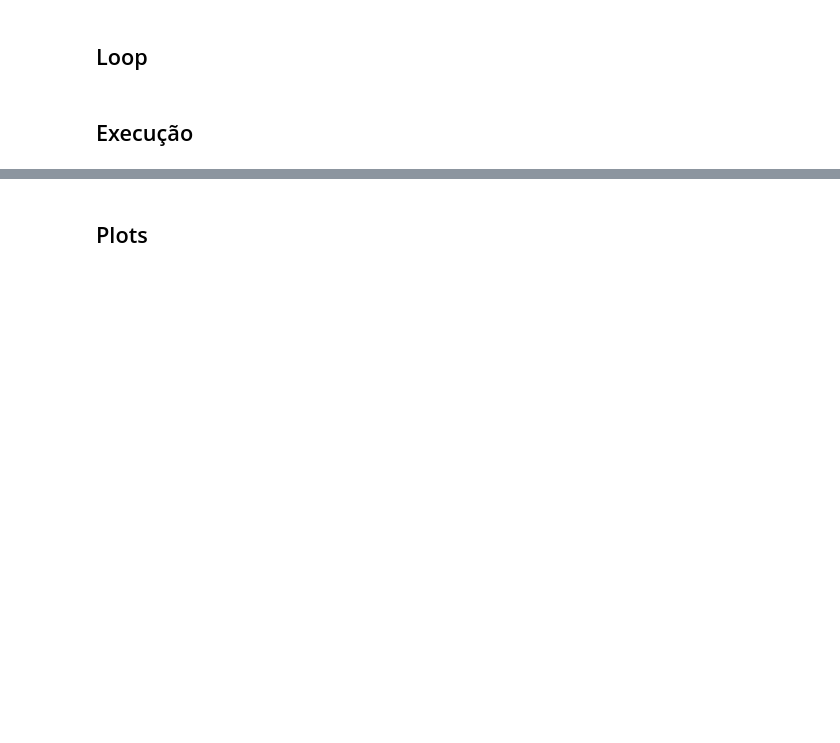
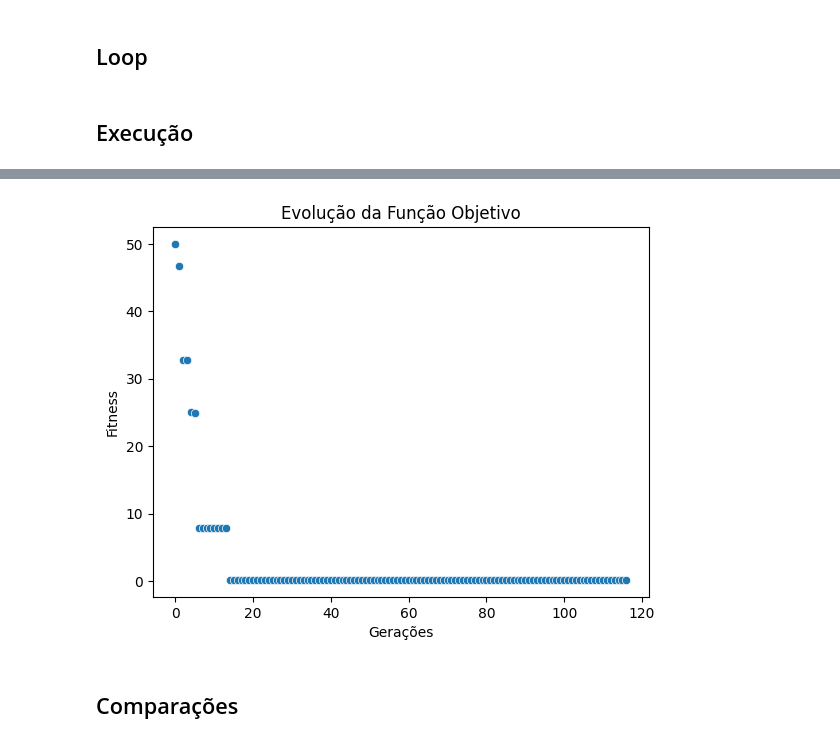
Before and after one commit to ismaalves/Algoritmos-Geneticos, a Jupyter notebook: AG_Inteligencia_Comp.ipynb, the cells around one changed output, grey strips where cells are left out. Saved outputs shown, nothing was run; the diff lists cells and outputs as text; code cells hidden in the pictures; blank space fills up the shorter version.

```diff
--- a/AG_Inteligencia_Comp.ipynb
+++ b/AG_Inteligencia_Comp.ipynb
@@ -79,7 +51,8 @@ def ga_decode(population, intervals, nbitg):
 ## Função Objetivo
 # %%
 def fitness_function(x):
-    y = (x[0]**2 + x[1] - 11)**2 + (x[0] + (x[1]**2) - 7)**2
+    A = 5
+    y = 2*A + (x[0]**2 - A*np.cos(2*np.pi*x[0])) + (x[1]**2 - A*np.cos(2*np.pi*x[1]))
     return y
 # %% [markdown]
 ## Seleção
@@ -157,19 +110,10 @@ def substitute(pop_ant, pop_prox, intervals, nbitg, prob):
 ## Solução
 # %%
 def best_individual(pop, params):
-  pop_decode = ga_decode(pop.copy(), params['intervals'], params['nbitg'])
-  pop_fitness = np.apply_along_axis(fitness_function, 1, pop_decode)
-  if params['prob'] == 'max':
-    best_index = np.argmax(pop_fitness)
-  else:
-    best_index = np.argmin(pop_fitness)
-
-  best_individual = pop_decode[best_index]
-  best_fitness = pop_fitness[best_index]
-
-  # print(f"Melhor indivíduo: {best_individual}")
-  # print(f"Fitness do melhor indivíduo: {best_fitness}")
-  return best_individual
+    pop_decode = ga_decode(pop, params['intervals'], params['nbitg'])
+    fitness = np.apply_along_axis(fitness_function, 1, pop_decode)
+    best_index = np.argmax(fitness) if params['prob'] == 'max' else np.argmin(fitness)
+    return pop_decode[best_index]
 # %% [markdown]
 ## Loop
 # %%
@@ -205,0 +183,42 @@ bests = ga_bin(params)
+# %%
+# @title Plots {display-mode: "form"}
+# Gerar dados para o gráfico
+x_range = np.linspace(*params['intervals'][0], 100)
+y_range = np.linspace(*params['intervals'][1], 100)
+x_mesh, y_mesh = np.meshgrid(x_range, y_range)
+
+z_mesh = fitness_function([x_mesh, y_mesh])
+
+points = np.column_stack((bests, np.apply_along_axis(fitness_function, 1, bests)))  # Exemplo de dados aleatórios para ilustrar
+
+# Separar os valores de X, Y, Z
+x_points = points[:, 0]
+y_points = points[:, 1]
+z_points = points[:, 2]
+
+# Criar o gráfico de superfície 3D
+surface = go.Surface(x=x_mesh, y=y_mesh, z=z_mesh, opacity=0.7)
+
+# Adicionar os pontos à superfície usando Scatter3d
+scatter_points = go.Scatter3d(
+    x=x_points,
+    y=y_points,
+    z=z_points,
+    mode='markers',
+    marker=dict(size=5, color='red'),
+    name='Points'
+)
+
+# Layout do gráfico
+layout = go.Layout(title="Fitness Function 3D Plot with Points",
+                   scene=dict(xaxis_title='X', yaxis_title='Y', zaxis_title='Fitness Value'))
+
+# Combinar o gráfico de superfície com os pontos
+fig = go.Figure(data=[surface, scatter_points], layout=layout)
+fig.show()
+
+sns.scatterplot(x=np.arange(len(z_points)), y=z_points)
+plt.xlabel('Gerações')
+plt.ylabel('Fitness')
+plt.title('Evolução da Função Objetivo');
+# %% [output]
@@ -206,2 +226,3 @@ bests = ga_bin(params)
+[figure, added]
 # %% [markdown]
-## Plots
+## Comparações
```
Also changed, not shown: parts of 19 cells of this notebook.
